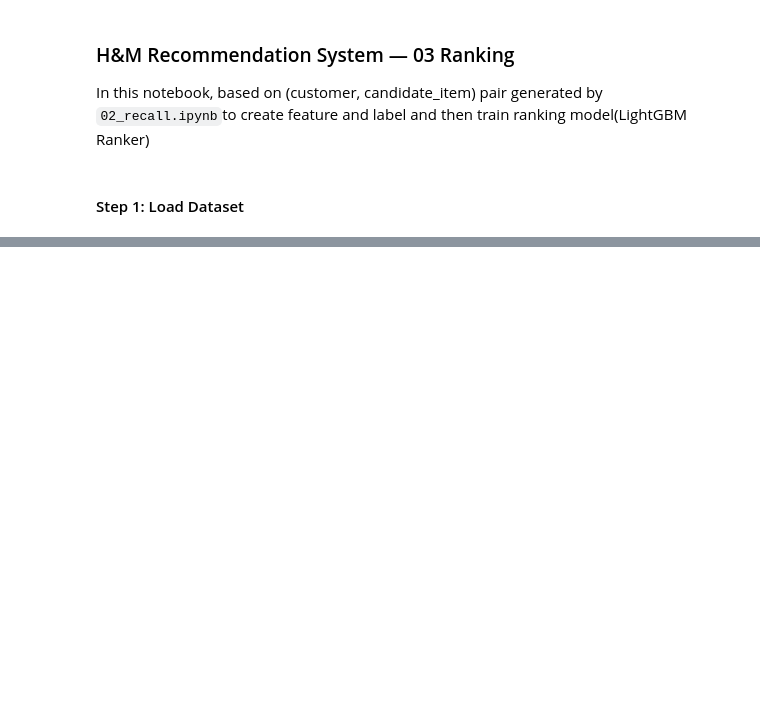
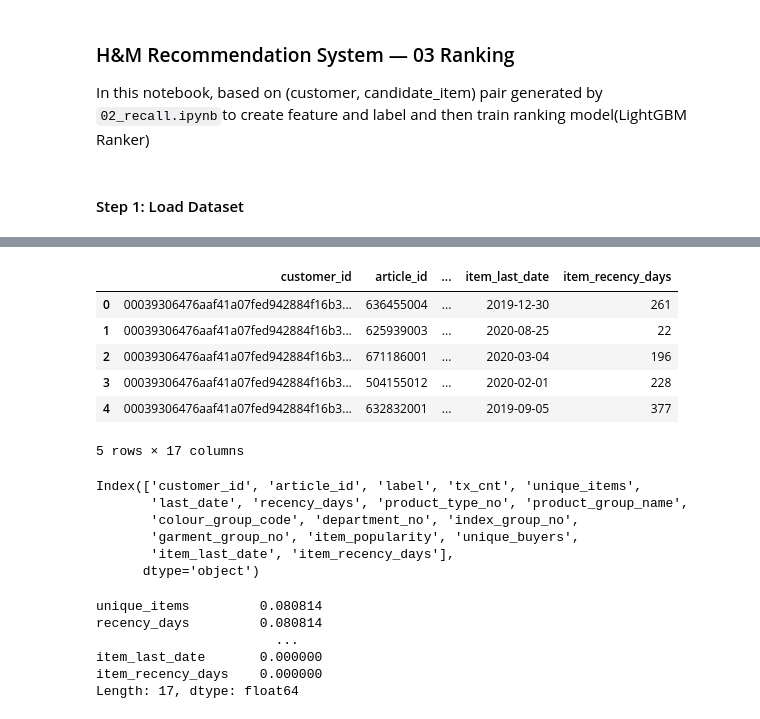
Before and after one commit to QQ1010/HM_Recommendation_System, a Jupyter notebook: notebooks/03_ranking.ipynb, the cells around one changed output, grey strips where cells are left out. Cells and saved outputs as stored; diff of their text form; code cells hidden in the pictures; blank space fills up the shorter version.

```diff
--- a/notebooks/03_ranking.ipynb
+++ b/notebooks/03_ranking.ipynb
@@ -42,0 +199,34 @@ rank_df = (
+# %%
+rank_df = rank_df.merge(
+    item_features,
+    on="article_id",
+    how="left"
+)
+# %%
+rank_df.head()
+# %% [output]
+|  | customer_id | article_id | ... | item_last_date | item_recency_days |
+| 0 | 00039306476aaf41a07fed942884f16b3... | 636455004 | ... | 2019-12-30 | 261 |
+| 1 | 00039306476aaf41a07fed942884f16b3... | 625939003 | ... | 2020-08-25 | 22 |
+| 2 | 00039306476aaf41a07fed942884f16b3... | 671186001 | ... | 2020-03-04 | 196 |
+| 3 | 00039306476aaf41a07fed942884f16b3... | 504155012 | ... | 2020-02-01 | 228 |
+| 4 | 00039306476aaf41a07fed942884f16b3... | 632832001 | ... | 2019-09-05 | 377 |
+5 rows × 17 columns
+# %%
+rank_df.columns
+# %% [output]
+Index(['customer_id', 'article_id', 'label', 'tx_cnt', 'unique_items',
+       'last_date', 'recency_days', 'product_type_no', 'product_group_name',
+       'colour_group_code', 'department_no', 'index_group_no',
+       'garment_group_no', 'item_popularity', 'unique_buyers',
+       'item_last_date', 'item_recency_days'],
+      dtype='object')
+# %%
+rank_df.isna().mean().sort_values(ascending=False)
+# %% [output]
+unique_items         0.080814
+recency_days         0.080814
+                       ...
+item_last_date       0.000000
+item_recency_days    0.000000
+Length: 17, dtype: float64
```
Also changed, not shown: parts of 18 cells of this notebook, 1 other file.
